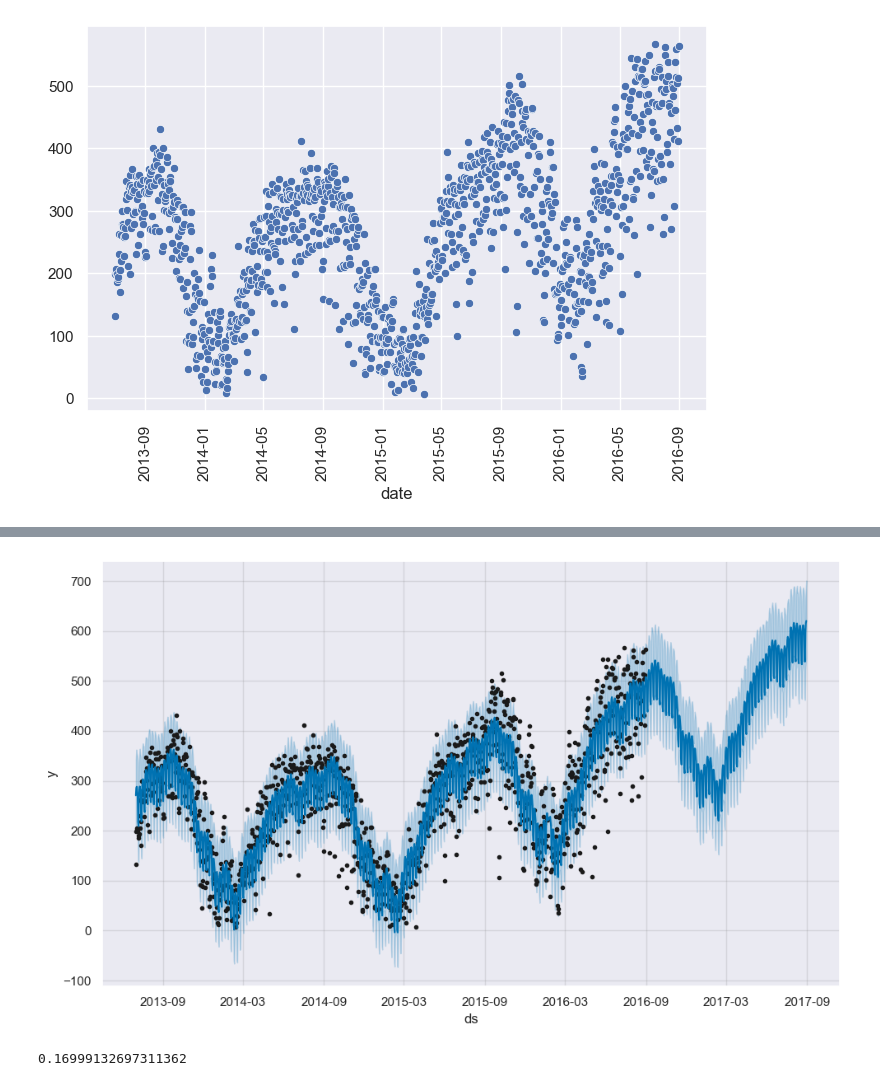
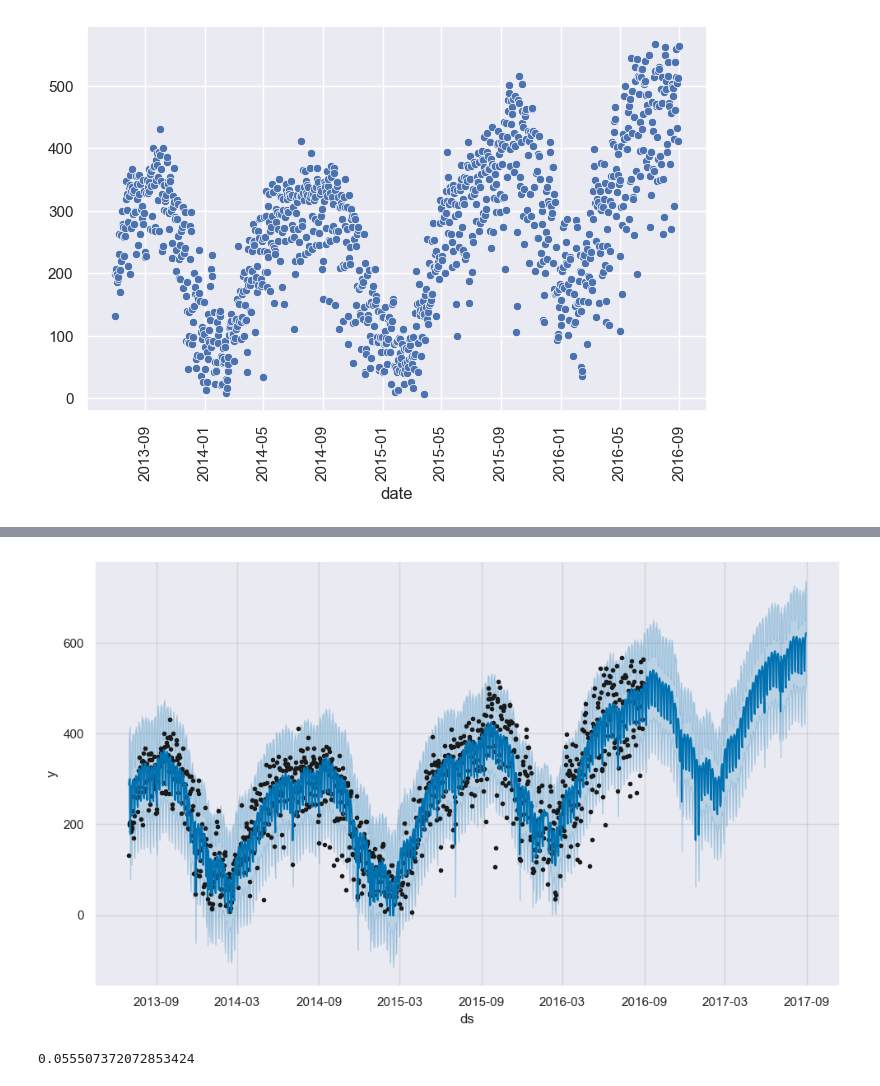
Before and after one commit to scunden/citi-bike, a Jupyter notebook: EDA-notebook.ipynb, the cells around one changed output, grey strips where cells are left out. Cells and saved outputs as stored; diff of their text form; code cells hidden in the pictures.

```diff
--- a/EDA-notebook.ipynb
+++ b/EDA-notebook.ipynb
@@ -18,8 +18,8 @@ The autoreload extension is already loaded. To reload it, use:
 # %% [markdown]
 ## Import Data
 # %%
-stations=pd.read_csv('citibike-stations.csv')
-trips = pd.read_csv('citibike-trips-sample.csv')
+stations=pd.read_csv('data/citibike-stations.csv')
+trips = pd.read_csv('data/citibike-trips-sample.csv')
 # %%
 trips['starttime'] = pd.to_datetime(trips['starttime'])
 trips['stoptime'] = pd.to_datetime(trips['stoptime'])
@@ -202,8 +202,10 @@ ax.tick_params(axis='x', rotation=90)
 [figure]
 # %%
 df = agg.reset_index().rename({'date':'ds',0:'y'},axis=1)
-m = Prophet(changepoint_range=0.95)
+m = Prophet(interval_width=0.95)
+m.add_country_holidays(country_name='US')
 m.fit(df)
+
 future = m.make_future_dataframe(periods=365)
 forecast = m.predict(future)
 fig1 = m.plot(forecast)
@@ -213,4 +215,4 @@ fig1 = m.plot(forecast)
-[figure, old version]
+[figure, new version]
 # %%
 # fig2 = m.plot_components(forecast)
 # %%
@@ -224,7 +226,7 @@ df_pred['Outlier'] = df_pred['Upper Outlier'] |df_pred['Lower Outlier']
 # %%
 df_pred['Outlier'].sum()/df_pred['Outlier'].shape[0]
 # %% [output]
-0.16999132697311362
+0.055507372072853424
 # %%
 fig, ax = plt.subplots(figsize=(8,5))
 ax.fill_between(df_pred.ds, df_pred.yhat_lower, df_pred.yhat_upper, color="#b9cfe7", label='Confidence Interval')
```
Also changed, not shown: parts of 10 cells of this notebook, 12 other files.
